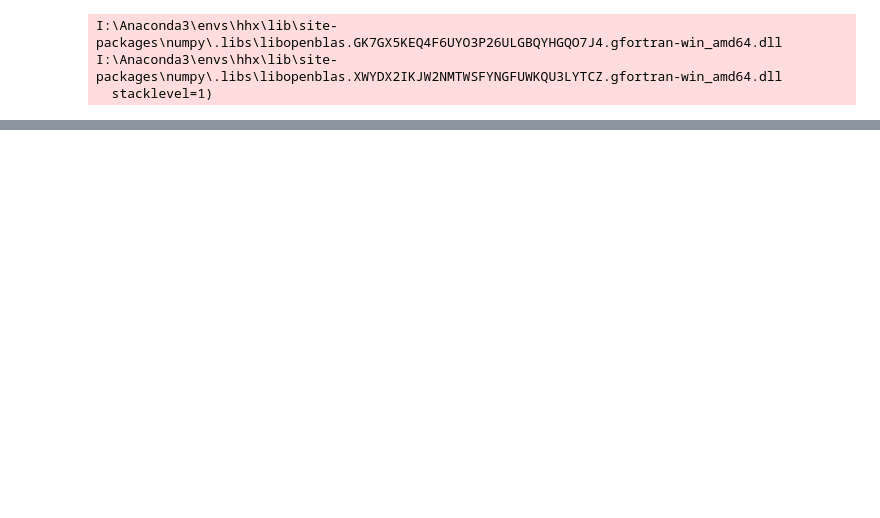
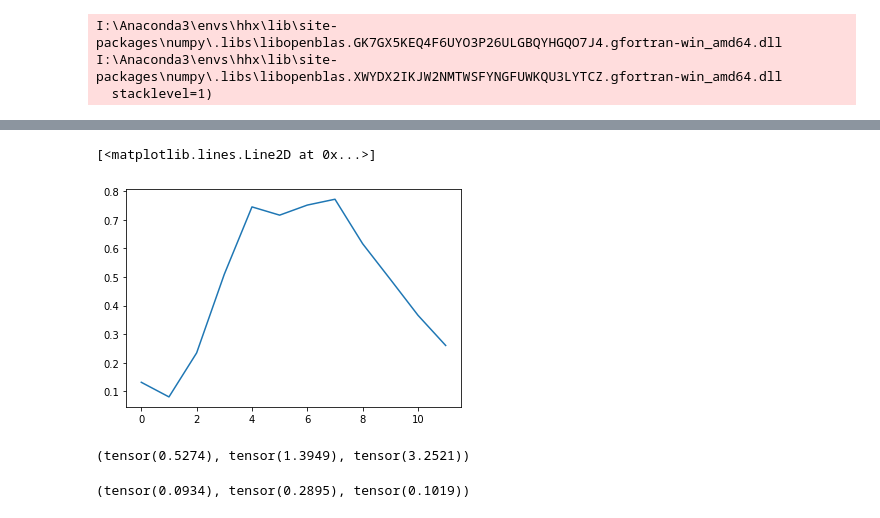
Before and after one commit to VGTHuang/sandbox, a Jupyter notebook: hydro/test.ipynb, the cells around one changed output, grey strips where cells are left out. Drawn from its saved outputs; the diff is of its cells as text; code cells hidden in the pictures; blank space fills up the shorter version.

```diff
--- a/hydro/test.ipynb
+++ b/hydro/test.ipynb
@@ -171,0 +98,7 @@ tensor(0.0519)
+# %%
+k = 0
+k = torch.tensor(u).sum(dim=0)
+plt.plot(k)
+# %% [output]
+[<matplotlib.lines.Line2D at 0x...>]
+[figure, added]
@@ -171,0 +114,8 @@ tensor(0.0519)
+# %%
+RMSE(input[:,0], input[:,1]), MAPE(input[:,0], input[:,1]), NSE(input[:,0], input[:,1])
+# %% [output]
+(tensor(0.5274), tensor(1.3949), tensor(3.2521))
+# %%
+RMSE(input[:,2], input[:,1]), MAPE(input[:,2], input[:,1]), NSE(input[:,2], input[:,1])
+# %% [output]
+(tensor(0.0934), tensor(0.2895), tensor(0.1019))
```
Also changed, not shown: parts of 68 cells of this notebook, 22 other files.
